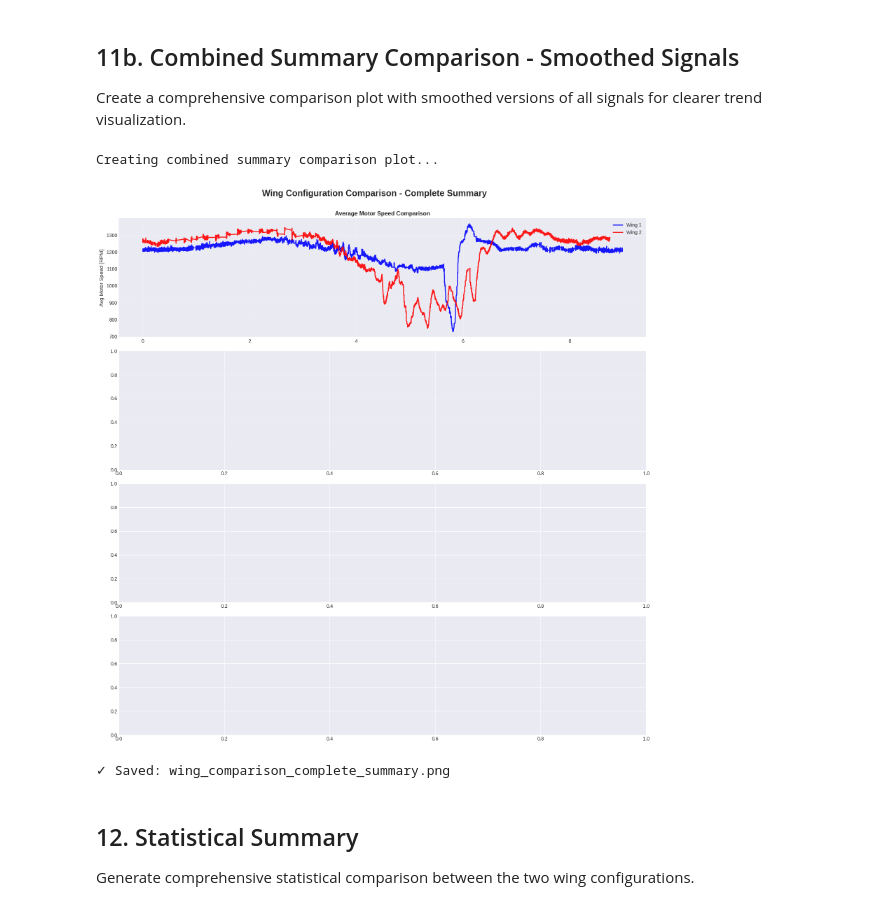
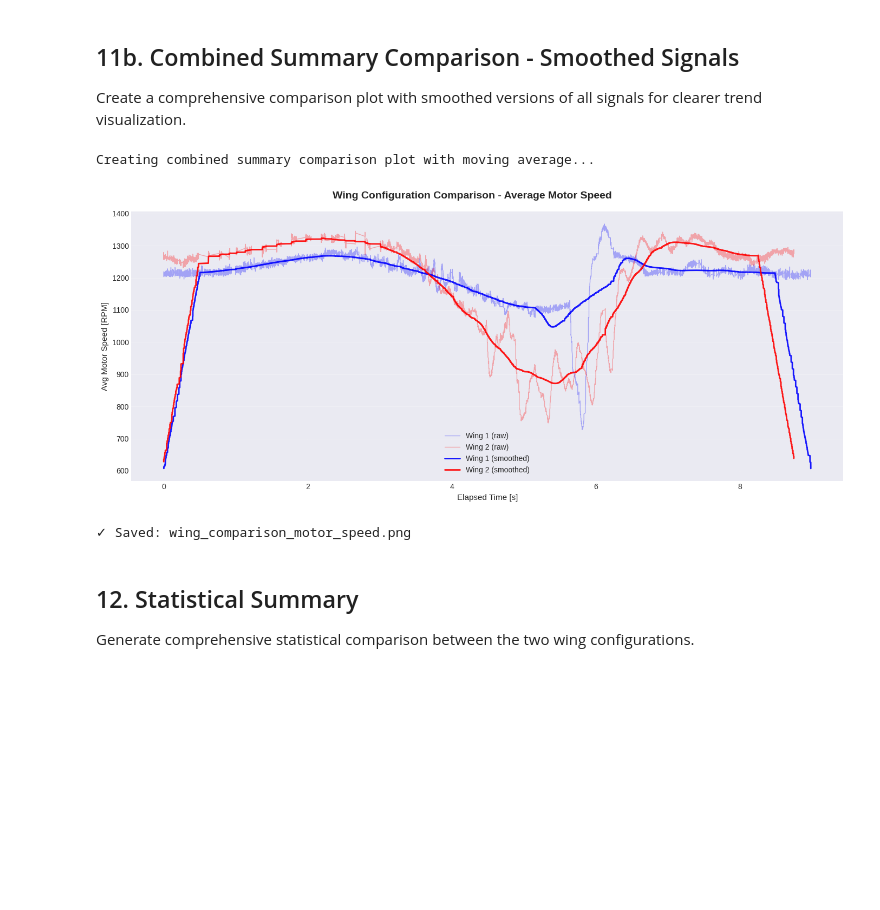
Before and after one commit to Nebukadnezarus/MasterTheses, a Jupyter notebook: scripts/wing_configuration_comparison.ipynb, the cells around one changed output. Cells and saved outputs as stored; diff of their text form; code cells hidden in the pictures; blank space fills up the shorter version.

Commit message:
added motor configuration figure

```diff
--- a/scripts/wing_configuration_comparison.ipynb
+++ b/scripts/wing_configuration_comparison.ipynb
@@ -617,32 +617,48 @@ Creating combined summary comparison plot...
 
 Create a comprehensive comparison plot with smoothed versions of all signals for clearer trend visualization.
 # %%
-# Combined summary comparison
-print("Creating combined summary comparison plot...\n")
+import numpy as np
 
-fig, axes = plt.subplots(4, 1, figsize=(16, 16))
-fig.suptitle('Wing Configuration Comparison - Complete Summary', fontsize=18, fontweight='bold', y=0.995)
+# Combined summary comparison with moving average
+print("Creating combined summary comparison plot with moving average...\n")
 
-# Plot 1: Average Motor Speed
+fig, ax = plt.subplots(1, 1, figsize=(14, 6))
+fig.suptitle('Wing Configuration Comparison - Average Motor Speed', fontsize=14, fontweight='bold')
+
+# Plot Average Motor Speed
 if mean_speeds_w1 is not None and mean_speeds_w2 is not None:
-    axes[0].plot(time_data_w1, mean_speeds_w1, linewidth=2, color='blue', label='Wing 1', alpha=0.9)
-    axes[0].plot(time_data_w2, mean_speeds_w2, linewidth=2, color='red', label='Wing 2', alpha=0.9)
-    axes[0].set_ylabel('Avg Motor Speed [RPM]', fontsize=11)
-    axes[0].set_title('Average Motor Speed Comparison', fontsize=12, fontweight='bold')
-    axes[0].legend(fontsize=10, loc='best')
-    axes[0].grid(True, alpha=0.3)
+    # Original signals (lighter/transparent)
+    ax.plot(time_data_w1, mean_speeds_w1, linewidth=1, color='blue', label='Wing 1 (raw)', alpha=0.3)
+    ax.plot(time_data_w2, mean_speeds_w2, linewidth=1, color='red', label='Wing 2 (raw)', alpha=0.3)
+
+    # Moving average filter
+    window_size = 1000  # Adjust this for more/less smoothing
+
+    # Apply moving average to Wing 1
+    smoothed_w1 = np.convolve(mean_speeds_w1, np.ones(window_size)/window_size, mode='same')
+    ax.plot(time_data_w1, smoothed_w1, linewidth=2, color='blue', label='Wing 1 (smoothed)', alpha=0.9)
+
+    # Apply moving average to Wing 2
+    smoothed_w2 = np.convolve(mean_speeds_w2, np.ones(window_size)/window_size, mode='same')
+    ax.plot(time_data_w2, smoothed_w2, linewidth=2, color='red', label='Wing 2 (smoothed)', alpha=0.9)
+
+    ax.set_ylabel('Avg Motor Speed [RPM]', fontsize=11)
+    ax.set_xlabel('Elapsed Time [s]', fontsize=11)
+    ax.legend(fontsize=10, loc='best')
+    ax.grid(True, alpha=0.3)
 else:
-    axes[0].text(0.5, 0.5, 'Motor speed data not available', ha='center', va='center',
-                transform=axes[0].transAxes, fontsize=12)
+    ax.text(0.5, 0.5, 'Motor speed data not available', ha='center', va='center',
+            transform=ax.transAxes, fontsize=12)
 
-plt.tight_layout(rect=[0, 0, 1, 0.99])
+plt.tight_layout()
+plt.savefig(output_dir / 'wing_comparison_motor_speed.png', dpi=150, bbox_inches='tight')
 plt.show()
 
-print(f"✓ Saved: wing_comparison_complete_summary.png")
+print(f"✓ Saved: wing_comparison_motor_speed.png")
 # %% [output]
-Creating combined summary comparison plot...
+Creating combined summary comparison plot with moving average...
-[figure, old version]
+[figure, new version]
-✓ Saved: wing_comparison_complete_summary.png
+✓ Saved: wing_comparison_motor_speed.png
 # %% [markdown]
 ## 12. Statistical Summary
 
```
Also changed, not shown: 2 other files.
